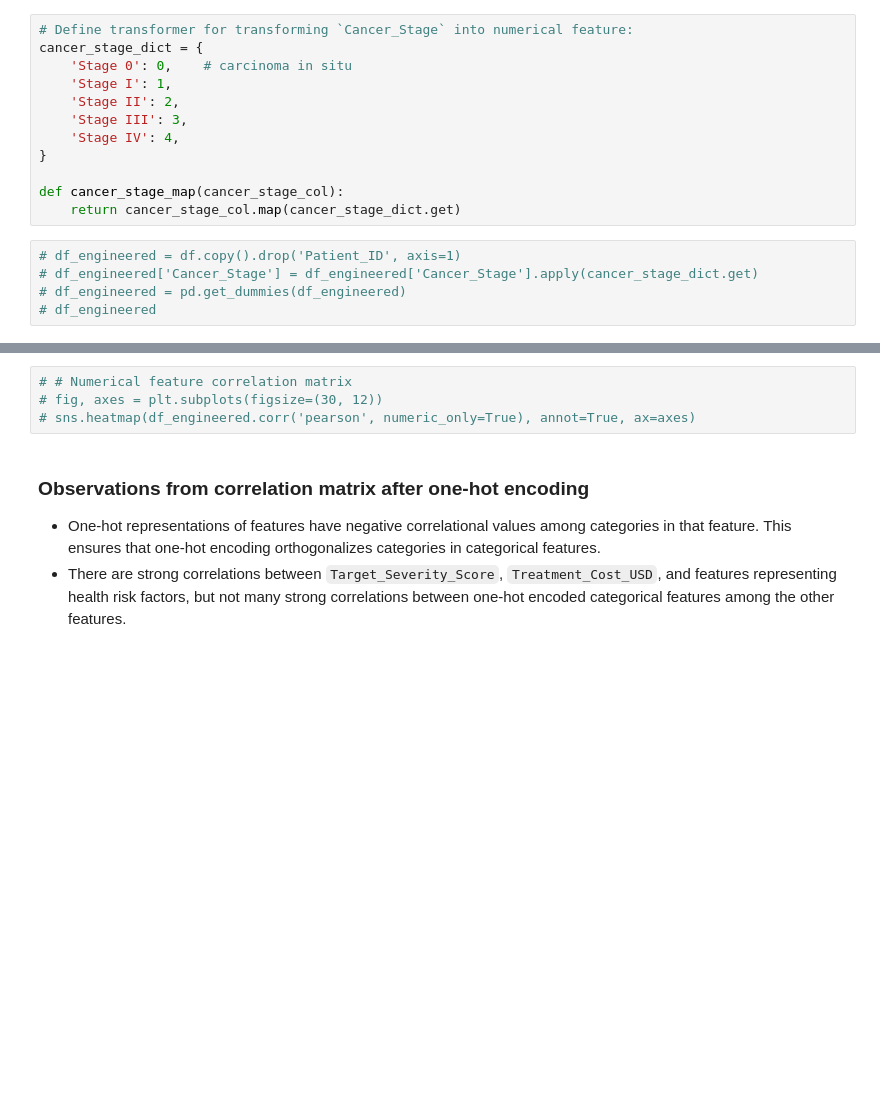
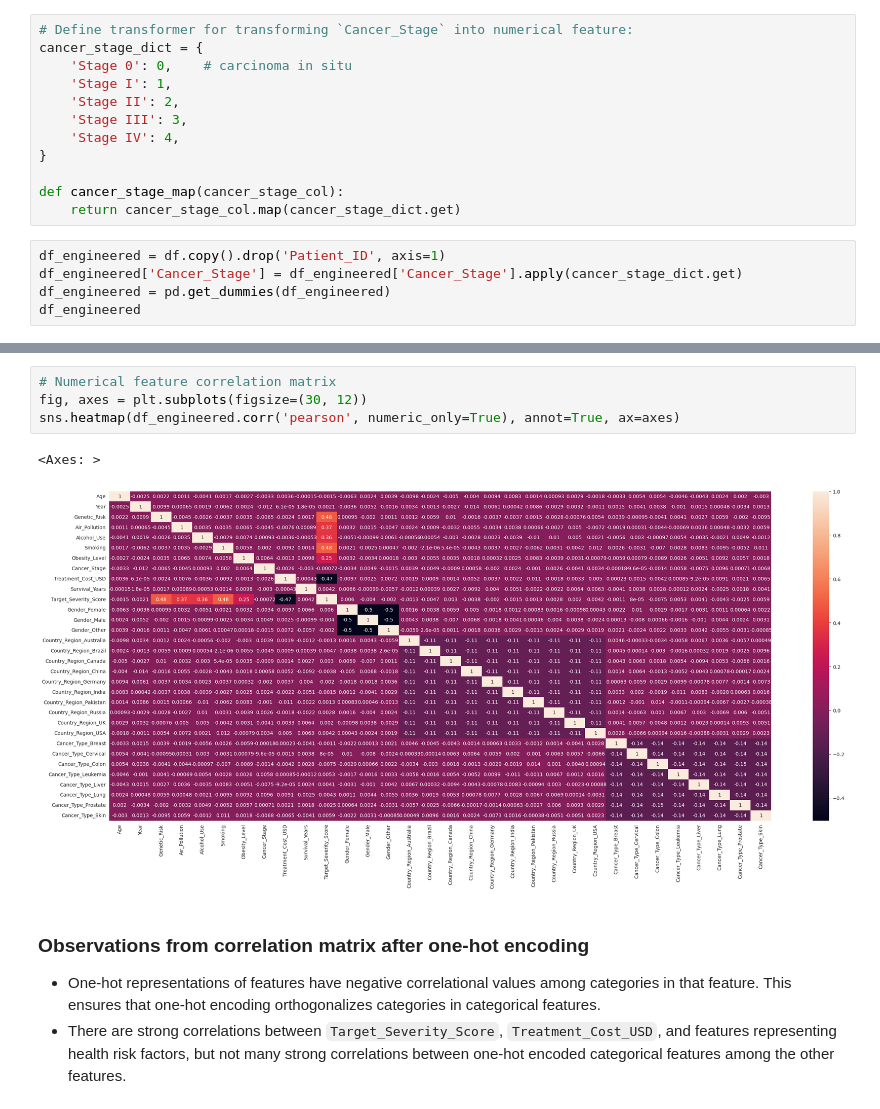
Before and after one commit to adityataps/ML, a Jupyter notebook: notebooks/Cancer QoL Multivariate Regression Modeling/cancer_qol_multivariate_regression.ipynb, the cells around one changed output, grey strips where cells are left out. Cells and saved outputs as stored; diff of their text form; blank space fills up the shorter version.

Commit message:
(cancer-qol): pretuning code commit

```diff
--- a/notebooks/Cancer QoL Multivariate Regression Modeling/cancer_qol_multivariate_regression.ipynb
+++ b/notebooks/Cancer QoL Multivariate Regression Modeling/cancer_qol_multivariate_regression.ipynb
@@ -338,7 +340,7 @@ cancer_stage_dict = {
 def cancer_stage_map(cancer_stage_col):
     return cancer_stage_col.map(cancer_stage_dict.get)
 # %%
-# df_engineered = df.copy().drop('Patient_ID', axis=1)
-# df_engineered['Cancer_Stage'] = df_engineered['Cancer_Stage'].apply(cancer_stage_dict.get)
-# df_engineered = pd.get_dummies(df_engineered)
-# df_engineered
+df_engineered = df.copy().drop('Patient_ID', axis=1)
+df_engineered['Cancer_Stage'] = df_engineered['Cancer_Stage'].apply(cancer_stage_dict.get)
+df_engineered = pd.get_dummies(df_engineered)
+df_engineered
@@ -345,7 +361,10 @@ def cancer_stage_map(cancer_stage_col):
 # %%
-# # Numerical feature correlation matrix
-# fig, axes = plt.subplots(figsize=(30, 12))
-# sns.heatmap(df_engineered.corr('pearson', numeric_only=True), annot=True, ax=axes)
+# Numerical feature correlation matrix
+fig, axes = plt.subplots(figsize=(30, 12))
+sns.heatmap(df_engineered.corr('pearson', numeric_only=True), annot=True, ax=axes)
+# %% [output]
+<Axes: >
+[figure, added]
 # %% [markdown]
 ### Observations from correlation matrix after one-hot encoding
 - One-hot representations of features have negative correlational values among categories in that feature. This ensures that one-hot encoding orthogonalizes categories in categorical features.
```
Also changed, not shown: parts of 27 cells of this notebook.
